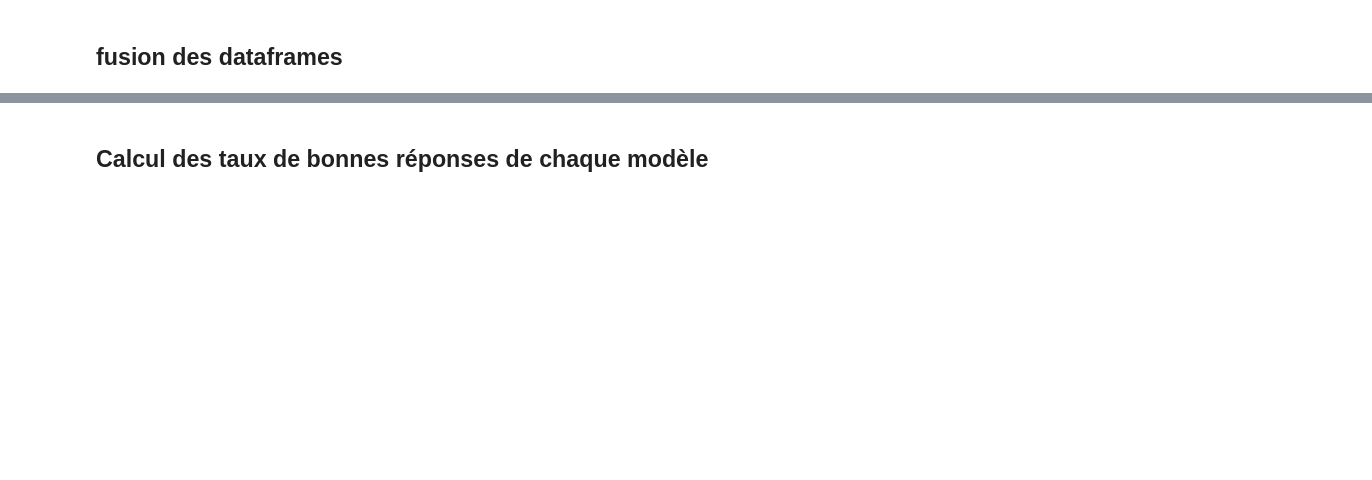
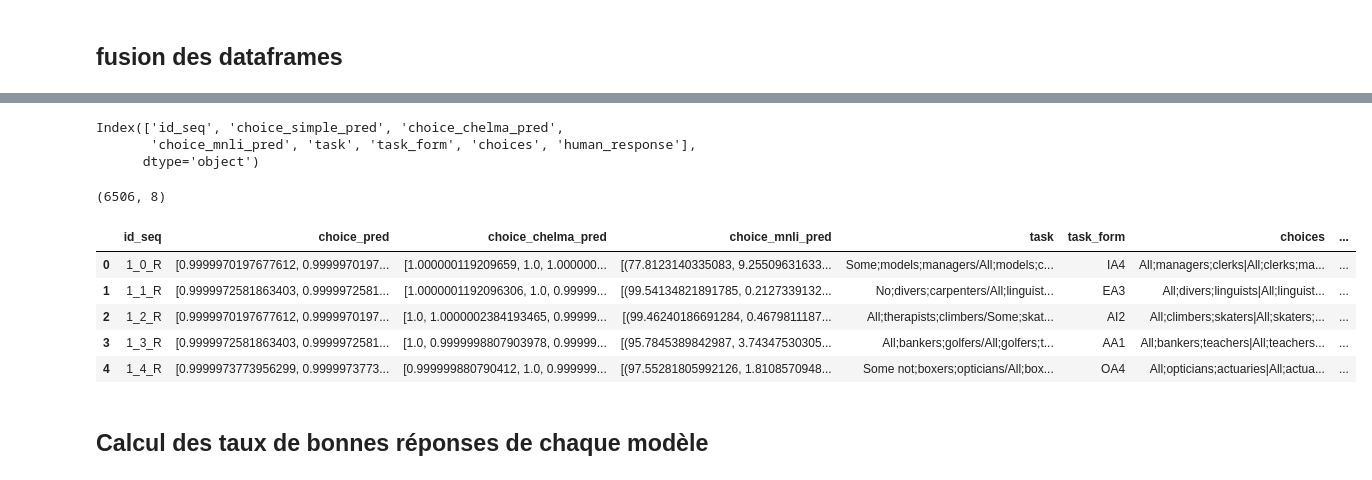
Before and after one commit to charles-42/Memoire_M2, a Jupyter notebook: notebook/05_result_analysis.ipynb, the cells around one changed output, grey strips where cells are left out. Drawn from its saved outputs; the diff is of its cells as text; code cells hidden in the pictures; blank space fills up the shorter version.

```diff
--- a/notebook/05_result_analysis.ipynb
+++ b/notebook/05_result_analysis.ipynb
@@ -31,6 +50,5 @@ def calcul_chelma(choice_pred_init,choice_union_pred):
         choice_pred.append(choice_pred_init[i]/choice_union_pred[i])
     return choice_pred
 # %%
-df_chelma = pd.merge(df_prediction, df_union, on=["id_seq", "sentenced", "choice_str"])
-df_chelma['choice_pred'] = df_chelma[["choice_pred_init","choice_union_pred"]].apply(lambda x: calcul_chelma(x[0],x[1]), axis=1)
-df_chelma = df_chelma.drop(["choice_pred_init","choice_union_pred"], axis=1)
+df_union['choice_chelma_pred'] = df_union[["choice_pred","choice_union_pred"]].apply(lambda x: calcul_chelma(x[0],x[1]), axis=1)
+df_chelma = df_union[["id_seq","choice_chelma_pred"]]
@@ -44,11 +61,5 @@ df_chelma = df_chelma.drop(["choice_pred_init","choice_union_pred"], axis=1)
 # %% [markdown]
 ## fusion des dataframes
-# %%
-# We rename some column and drop other one
-df_prediction = df_prediction.rename(columns={"choice_pred_init": "choice_pred"})
-df_prediction = df_prediction.drop(["choice_str","sentenced"], axis=1)
-df_chelma = df_chelma.drop(["choice_str","sentenced"], axis=1)
-df_few_shot = df_few_shot.drop(["choice_str","sentenced"], axis=1)
 # %%
 # We import the dataframe with the orginal choices and syllogism form.
 df_choice_forme = pd.read_csv("../data/intermediate/df_choice_forme.csv")
@@ -55,7 +77,5 @@ df_choice_forme = pd.read_csv("../data/intermediate/df_choice_forme.csv")
 # %%
 # merging of the dataframe
-df_final = pd.merge(df_prediction, df_chelma, on=["id_seq"], suffixes=('_prediction', '_chelma'))
+df_final = pd.merge(df_prediction, df_chelma, on="id_seq", suffixes=('_prediction', '_chelma'),how="inner")
 df_final = pd.merge(df_final, df_few_shot, on=["id_seq"])
-df_final = df_final.rename(columns={"best": "best_few_shot"})
 df_final = pd.merge(df_final, df_choice_forme, on=["id_seq"])
-df_final = df_final.rename(columns={"choice_pred": "choice_pred_few_shot"})
@@ -61,0 +84,6 @@ df_final = df_final.rename(columns={"choice_pred": "choice_pred_few_shot"})
+# %%
+df_final.columns
+# %% [output]
+Index(['id_seq', 'choice_simple_pred', 'choice_chelma_pred',
+       'choice_mnli_pred', 'task', 'task_form', 'choices', 'human_response'],
+      dtype='object')
@@ -62,3 +92,14 @@ df_final = df_final.rename(columns={"choice_pred": "choice_pred_few_shot"})
+# %%
+print(df_final.shape)
+df_final.head()
+# %% [output]
+(6506, 8)
+|  | id_seq | choice_pred | choice_chelma_pred | choice_mnli_pred | task | task_form | choices | ... |
+| 0 | 1_0_R | [0.9999970197677612, 0.9999970197... | [1.000000119209659, 1.0, 1.000000... | [(77.8123140335083, 9.25509631633... | Some;models;managers/All;models;c... | IA4 | All;managers;clerks|All;clerks;ma... | ... |
+| 1 | 1_1_R | [0.9999972581863403, 0.9999972581... | [1.0000001192096306, 1.0, 0.99999... | [(99.54134821891785, 0.2127339132... | No;divers;carpenters/All;linguist... | EA3 | All;divers;linguists|All;linguist... | ... |
+| 2 | 1_2_R | [0.9999970197677612, 0.9999970197... | [1.0, 1.0000002384193465, 0.99999... | [(99.46240186691284, 0.4679811187... | All;therapists;climbers/Some;skat... | AI2 | All;climbers;skaters|All;skaters;... | ... |
+| 3 | 1_3_R | [0.9999972581863403, 0.9999972581... | [1.0, 0.9999998807903978, 0.99999... | [(95.7845389842987, 3.74347530305... | All;bankers;golfers/All;golfers;t... | AA1 | All;bankers;teachers|All;teachers... | ... |
+| 4 | 1_4_R | [0.9999973773956299, 0.9999973773... | [0.999999880790412, 1.0, 0.999999... | [(97.55281805992126, 1.8108570948... | Some not;boxers;opticians/All;box... | OA4 | All;opticians;actuaries|All;actua... | ... |
 # %% [markdown]
 ## Calcul des taux de bonnes réponses de chaque modèle
 # %%
```
Also changed, not shown: parts of 14 cells of this notebook, 48 other files.
